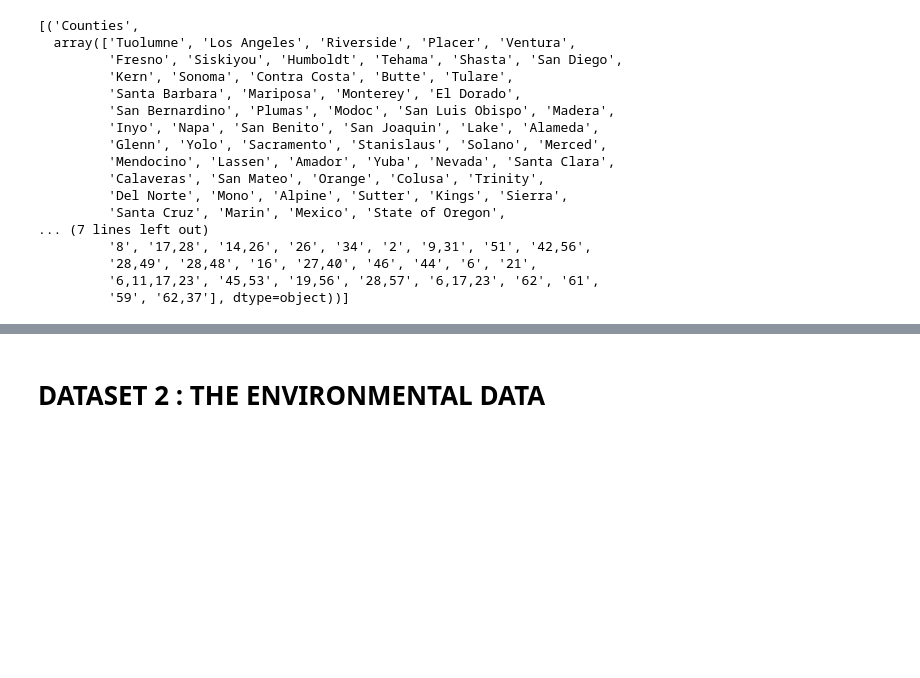
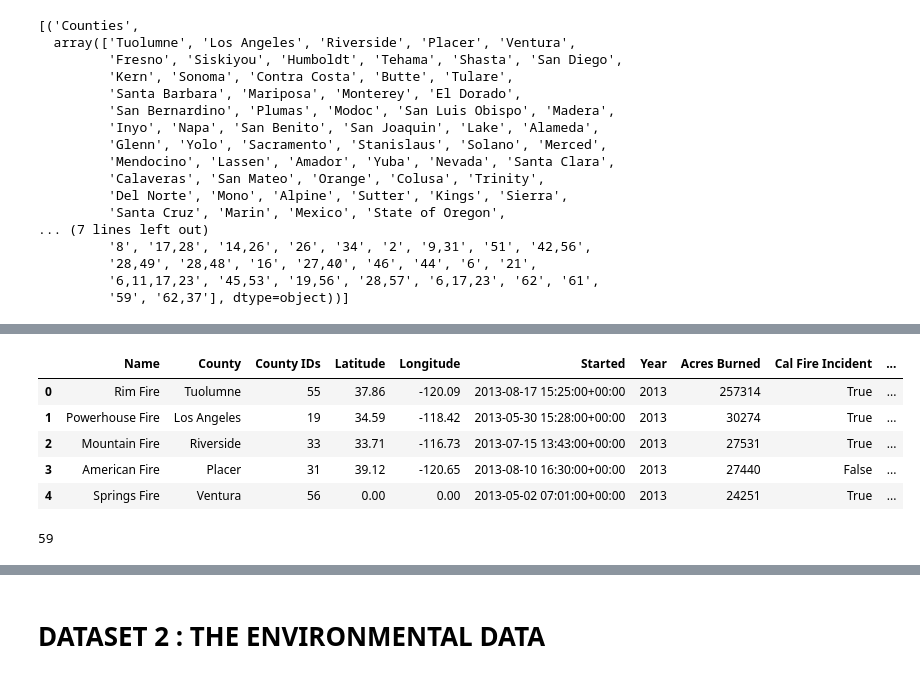
Before and after one commit to erinrkahn/final_project, a Jupyter notebook: Data Preprocessing.ipynb, the cells around one changed output, grey strips where cells are left out. Cells and saved outputs as stored; diff of their text form; code cells hidden in the pictures; blank space fills up the shorter version.

```diff
--- a/Data Preprocessing.ipynb
+++ b/Data Preprocessing.ipynb
@@ -117,0 +190,5 @@ fire_df.to_csv('Clean_Data/fire.csv')
+# %%
+# Format Latitude and Longitude columns in fire_df
+fire_df["Latitude"] = fire_df["Latitude"].map("{:.2f}".format)
+fire_df["Longitude"] = fire_df["Longitude"].map("{:.2f}".format)
+fire_df.head()
@@ -117,0 +202,8 @@ fire_df.to_csv('Clean_Data/fire.csv')
+# %%
+# Convert "Latitude" and "Longitude" into floats, "County IDs" and "Acres Burned" into int
+fire_df["Latitude"] = fire_df["Latitude"].astype(float)
+fire_df["Longitude"] = fire_df["Longitude"].astype(float)
+fire_df["County IDs"] = fire_df["County IDs"].astype(int)
+fire_df["Acres Burned"] = fire_df["Acres Burned"].astype(int)
+fire_df["Cal Fire Incident"] = fire_df["Cal Fire Incident"].astype(str)
+fire_df["Major Incident"] = fire_df["Major Incident"].astype(str)
@@ -117,0 +239,17 @@ fire_df.to_csv('Clean_Data/fire.csv')
+# %%
+# Reorder fire_df columns
+fire_df = fire_df[["Name", "County", "County IDs", "Latitude", "Longitude", "Started",
+                  "Year", "Acres Burned", "Cal Fire Incident", "Major Incident"]]
+fire_df.head()
+# %% [output]
+|  | Name | County | County IDs | Latitude | Longitude | Started | Year | Acres Burned | Cal Fire Incident | ... |
+| 0 | Rim Fire | Tuolumne | 55 | 37.86 | -120.09 | 2013-08-17 15:25:00+00:00 | 2013 | 257314 | True | ... |
+| 1 | Powerhouse Fire | Los Angeles | 19 | 34.59 | -118.42 | 2013-05-30 15:28:00+00:00 | 2013 | 30274 | True | ... |
+| 2 | Mountain Fire | Riverside | 33 | 33.71 | -116.73 | 2013-07-15 13:43:00+00:00 | 2013 | 27531 | True | ... |
+| 3 | American Fire | Placer | 31 | 39.12 | -120.65 | 2013-08-10 16:30:00+00:00 | 2013 | 27440 | False | ... |
+| 4 | Springs Fire | Ventura | 56 | 0.00 | 0.00 | 2013-05-02 07:01:00+00:00 | 2013 | 24251 | True | ... |
+# %%
+# See number of unique counties in fire_df
+len(fire_df["County"].unique())
+# %% [output]
+59
```
Also changed, not shown: parts of 71 cells of this notebook.
